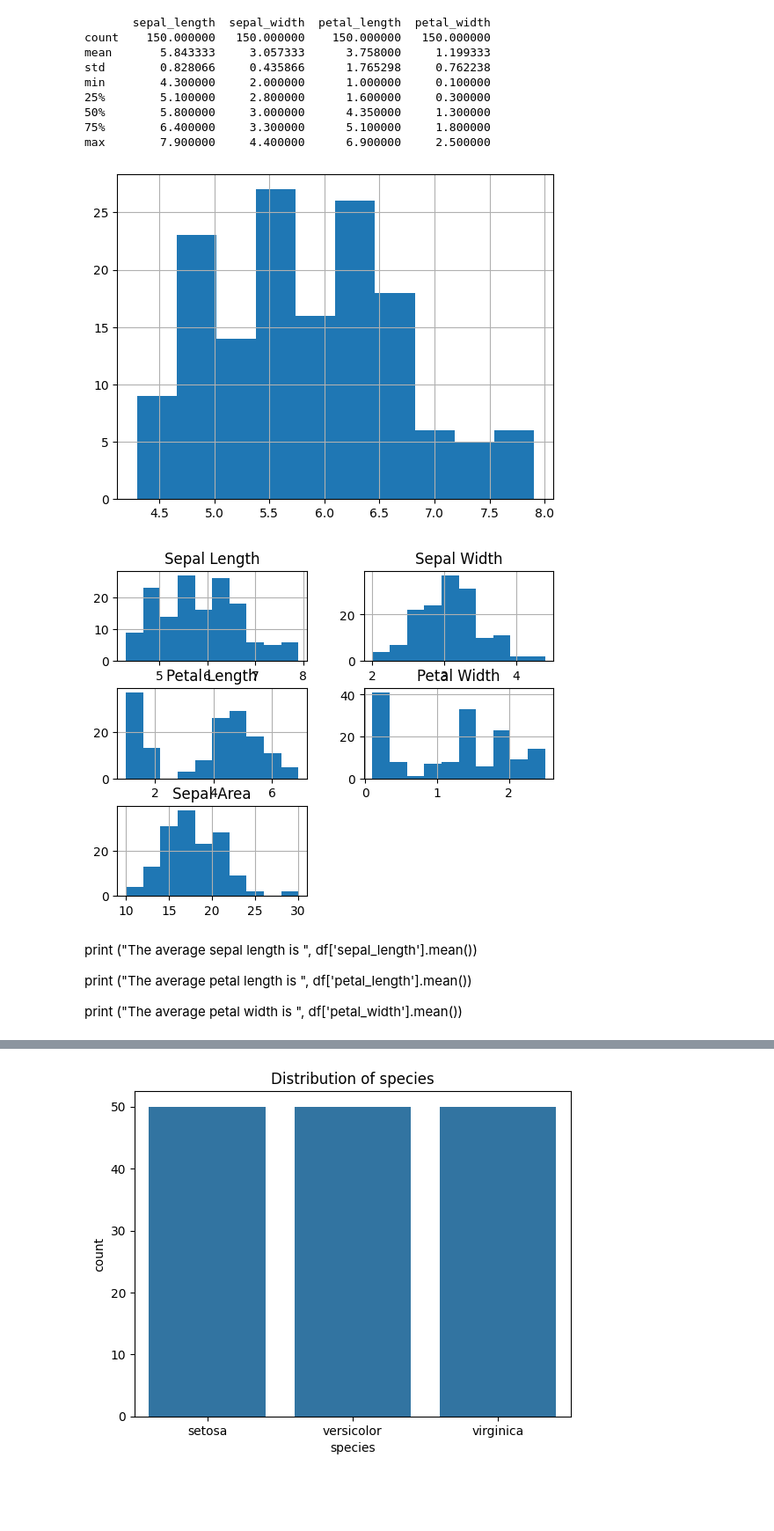
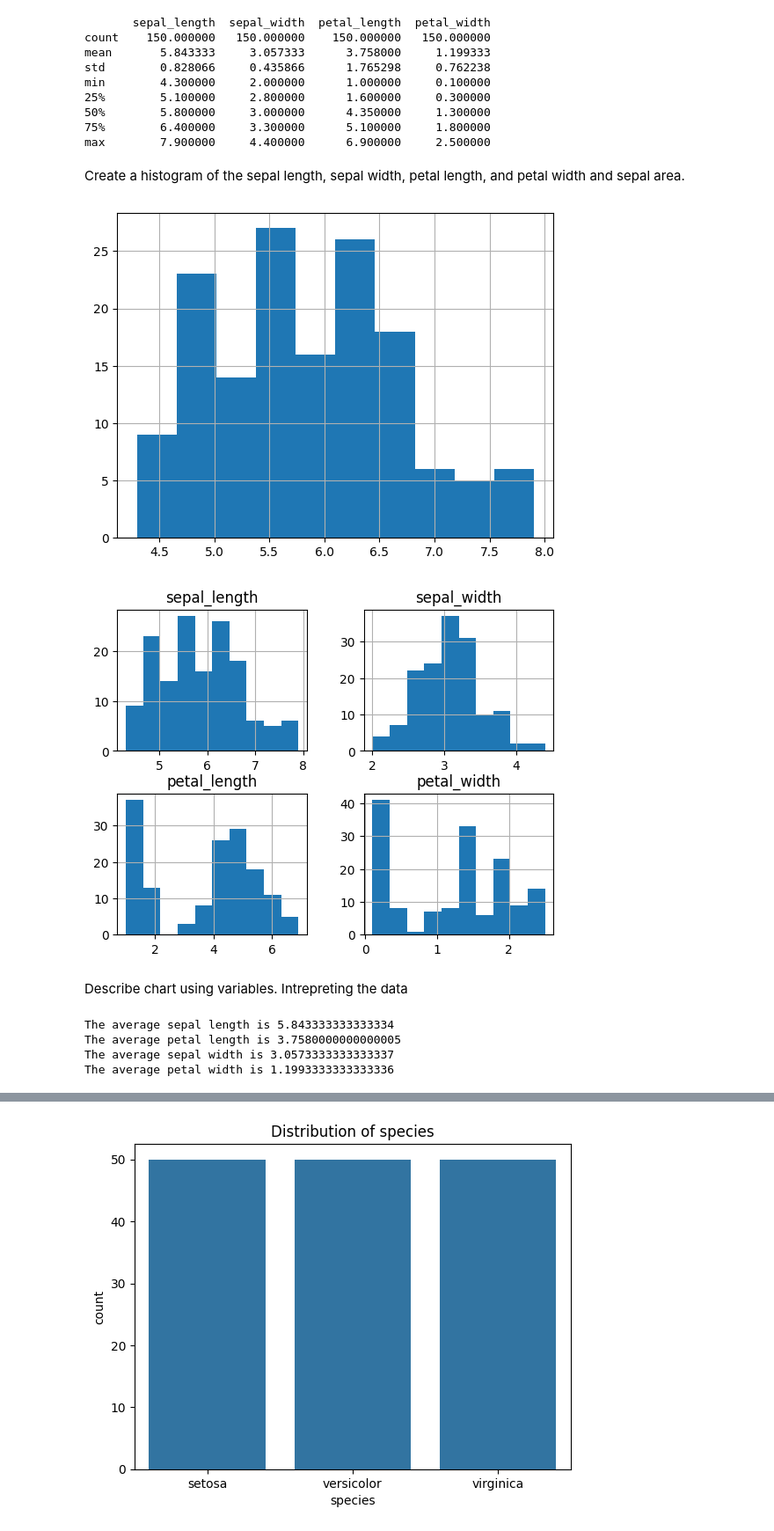
Before and after one commit to connorshana/datafun-04-jupyter, a Jupyter notebook: shanaconnor_eda.ipynb, the cells around one changed output, grey strips where cells are left out. Shown at 88% size. Saved outputs shown, nothing was run; the diff lists cells and outputs as text; code cells hidden in the pictures; blank space fills up the shorter version.

```diff
--- a/shanaconnor_eda.ipynb
+++ b/shanaconnor_eda.ipynb
@@ -67,24 +71,33 @@ min        4.300000     2.000000      1.000000     0.100000
 50%        5.800000     3.000000      4.350000     1.300000
 75%        6.400000     3.300000      5.100000     1.800000
 max        7.900000     4.400000      6.900000     2.500000
+# %% [markdown]
+Create a histogram of the sepal length, sepal width, petal length, and petal width and sepal area.
 # %%
 # Inspect histogram by numerical column
 from matplotlib import pyplot as plt
 
 
-df['Sepal Length'].hist()
+df['sepal_length'].hist()
 
 # Inspect histograms for all numerical columns
 df.hist()
 
 # Show all plots
 plt.show()
 # %% [output]
 [figure]
-[figure, old version]
+[figure, new version]
-# %% [markdown]
-print ("The average sepal length is ", df['sepal_length'].mean())
-
-print ("The average petal length is ", df['petal_length'].mean())
-
-print ("The average petal width is ", df['petal_width'].mean())
+# %% [markdown]
+
+Describe chart using variables.  Intrepreting the data
+# %%
+print ("The average sepal length is", df['sepal_length'].mean())
+print ("The average petal length is", df['petal_length'].mean())
+print ("The average sepal width is", df['sepal_width'].mean())
+print ("The average petal width is", df['petal_width'].mean())
+# %% [output]
+The average sepal length is 5.843333333333334
+The average petal length is 3.7580000000000005
+The average sepal width is 3.0573333333333337
+The average petal width is 1.1993333333333336
```
Also changed, not shown: parts of 14 cells of this notebook.
